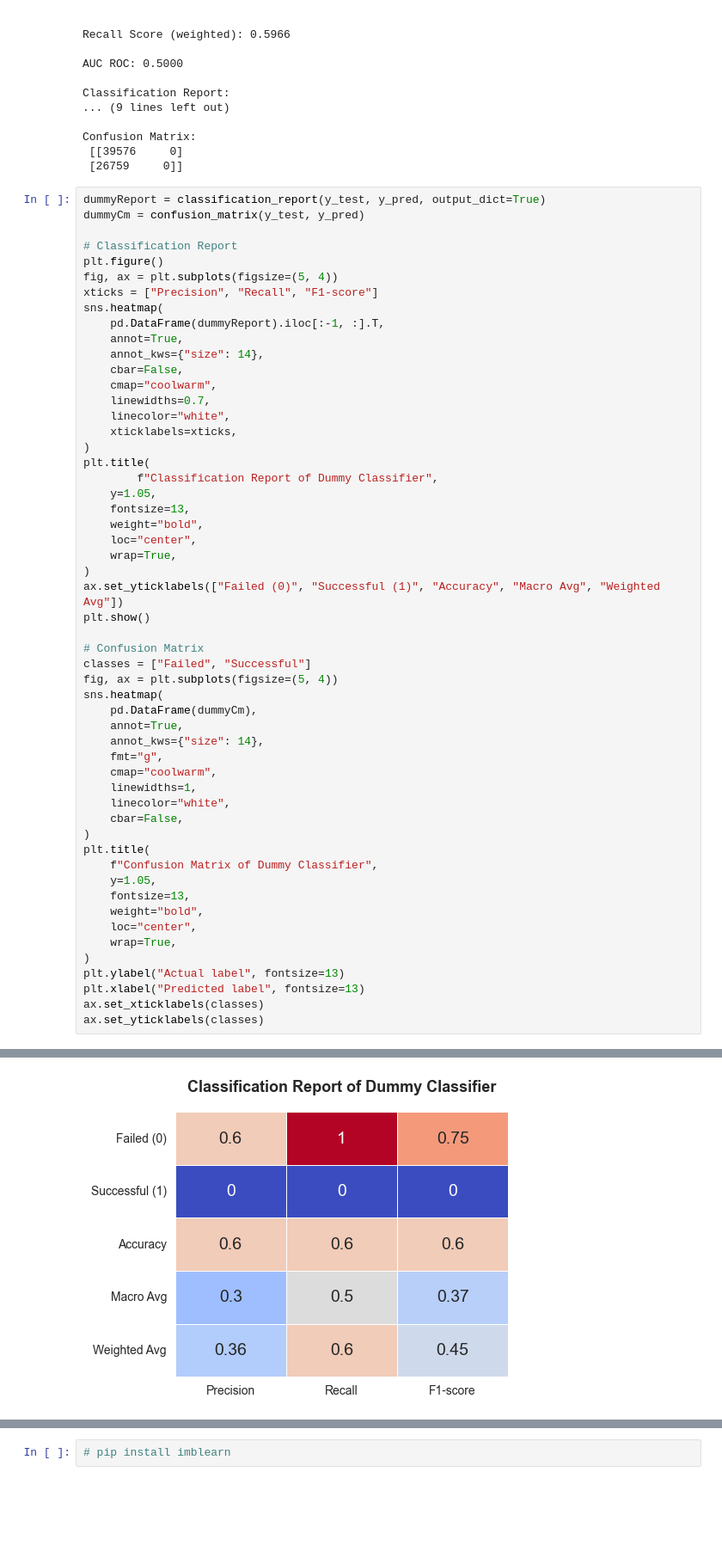
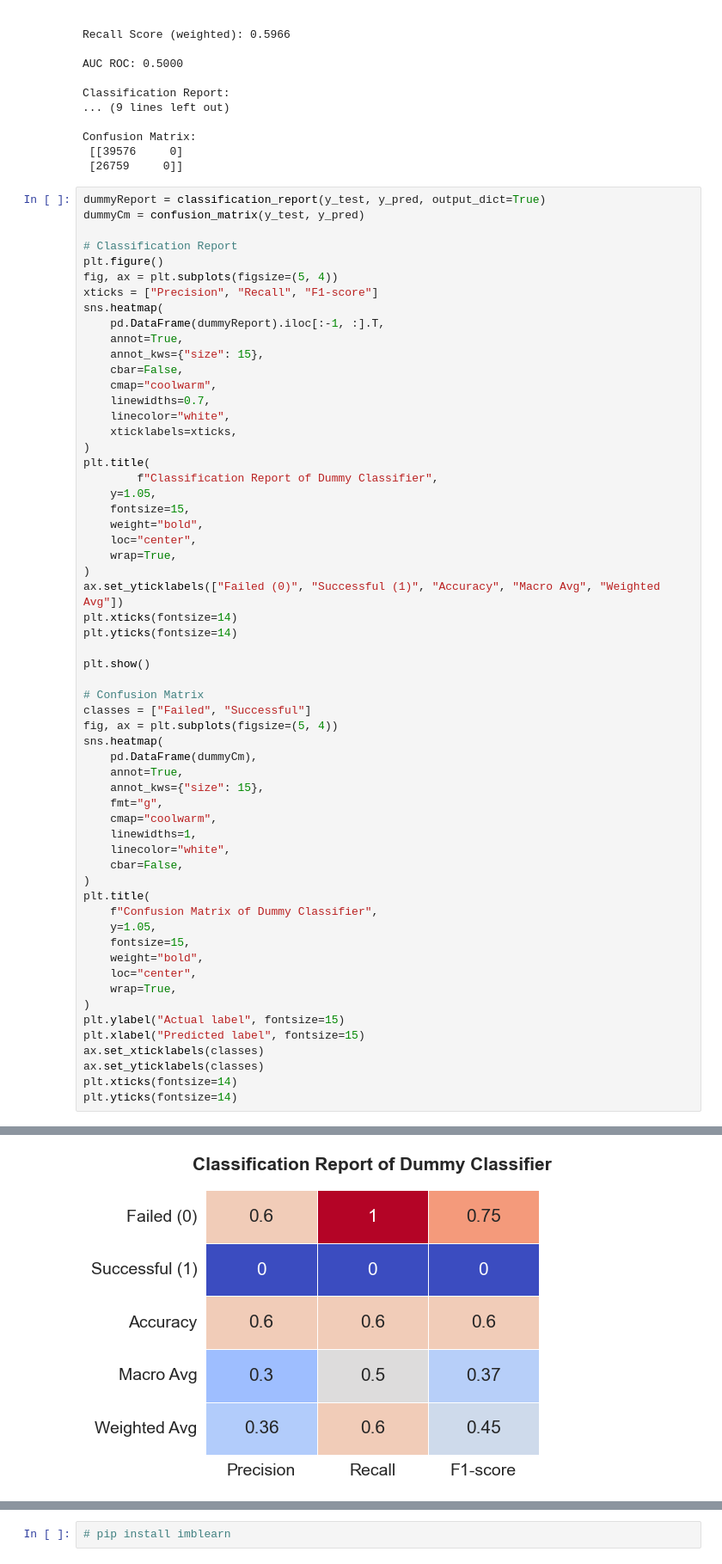
Before and after one commit to camgitblame/kickstarter, a Jupyter notebook: Code.ipynb, the cells around one changed output, grey strips where cells are left out. Shown at 86% size. Saved outputs shown, nothing was run; the diff lists cells and outputs as text; blank space fills up the shorter version.

```diff
--- a/Code.ipynb
+++ b/Code.ipynb
@@ -950,7 +1035,7 @@ xticks = ["Precision", "Recall", "F1-score"]
 sns.heatmap(
     pd.DataFrame(dummyReport).iloc[:-1, :].T,
     annot=True,
-    annot_kws={"size": 14},
+    annot_kws={"size": 15},
     cbar=False,
     cmap="coolwarm",
     linewidths=0.7,
@@ -960,39 +1045,44 @@ sns.heatmap(
 plt.title(
         f"Classification Report of Dummy Classifier",
     y=1.05,
-    fontsize=13,
+    fontsize=15,
     weight="bold",
     loc="center",
     wrap=True,
 )
 ax.set_yticklabels(["Failed (0)", "Successful (1)", "Accuracy", "Macro Avg", "Weighted Avg"])
+plt.xticks(fontsize=14)
+plt.yticks(fontsize=14)
+
 plt.show()
 
 # Confusion Matrix
 classes = ["Failed", "Successful"]
 fig, ax = plt.subplots(figsize=(5, 4))
 sns.heatmap(
     pd.DataFrame(dummyCm),
     annot=True,
-    annot_kws={"size": 14},
+    annot_kws={"size": 15},
     fmt="g",
     cmap="coolwarm",
     linewidths=1,
     linecolor="white",
     cbar=False,
 )
 plt.title(
     f"Confusion Matrix of Dummy Classifier",
     y=1.05,
-    fontsize=13,
+    fontsize=15,
     weight="bold",
     loc="center",
     wrap=True,
 )
-plt.ylabel("Actual label", fontsize=13)
-plt.xlabel("Predicted label", fontsize=13)
+plt.ylabel("Actual label", fontsize=15)
+plt.xlabel("Predicted label", fontsize=15)
 ax.set_xticklabels(classes)
 ax.set_yticklabels(classes)
+plt.xticks(fontsize=14)
+plt.yticks(fontsize=14)
 # %% [output]
 <Figure size 800x550 with 0 Axes>
-[figure, old version]
+[figure, new version]
```
Also changed, not shown: parts of 13 cells of this notebook.
